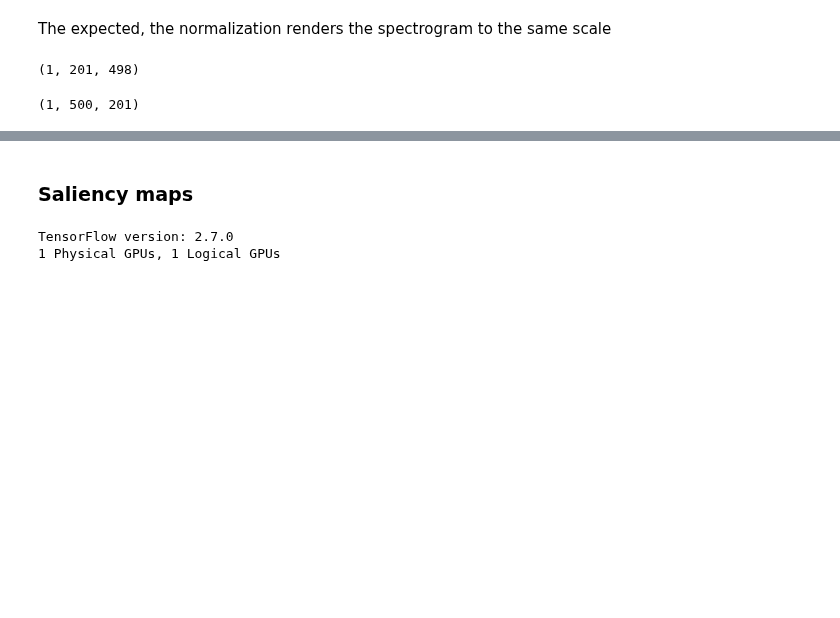
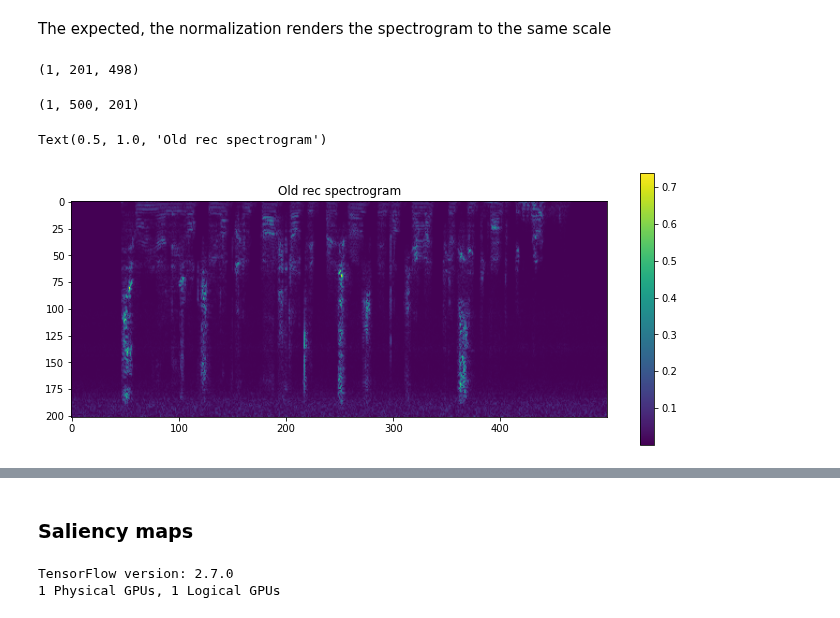
Before and after one commit to Mustapha-AJEGHRIR/klee_project_audio, a Jupyter notebook: tf_model/to_onnx.ipynb, the cells around one changed output, grey strips where cells are left out. Drawn from its saved outputs; the diff is of its cells as text; code cells hidden in the pictures; blank space fills up the shorter version.

```diff
--- a/tf_model/to_onnx.ipynb
+++ b/tf_model/to_onnx.ipynb
@@ -150,3 +185,10 @@ fft_rec = fft_rec[None, :, :] # Add the batch dimension = 1
 fft_rec.shape
 # %% [output]
 (1, 201, 498)
+# %%
+fft_rec_old = np.abs(librosa.stft(myrecording, n_fft=400, hop_length=160)).T
+fft_rec_old = fft_rec_old[:500, :]
+fft_rec_old = fft_rec_old / (np.linalg.norm(fft_rec_old, axis=0, keepdims=True) + EPS)
+fft_rec_old = fft_rec_old.astype(np.float32)
+fft_rec_old = fft_rec_old[None, :, :] # Add the batch dimension = 1
+fft_rec_old.shape
@@ -170,12 +214,18 @@ The expected, the normalization renders the spectrogram to the same scale
 fft_rec.shape
 # %% [output]
 (1, 201, 498)
-# %%
-fft_rec_old_tmp = np.transpose(fft_rec, (0, 2, 1))
-fft_rec_old = np.pad(fft_rec_old_tmp, ((0, 0), (0, 2), (0, 0)))
-fft_rec_old.shape
-# %% [output]
-(1, 500, 201)
+# %%
+fft_rec_old.shape
+# %% [output]
+(1, 500, 201)
+# %%
+plt.figure(figsize=(12, 5))
+plt.imshow(fft_rec_old[0,:,:].T)
+plt.colorbar()
+plt.title("Old rec spectrogram")
+# %% [output]
+Text(0.5, 1.0, 'Old rec spectrogram')
+[figure, added]
 # %%
 ort_sess = ort.InferenceSession('onnx/f-crnn.onnx')
 # ort_sess = ort.InferenceSession('../old_model_conversion/onnx/CRNN_ONNX.onnx')
```
Also changed, not shown: parts of 10 cells of this notebook, 2 other files.
